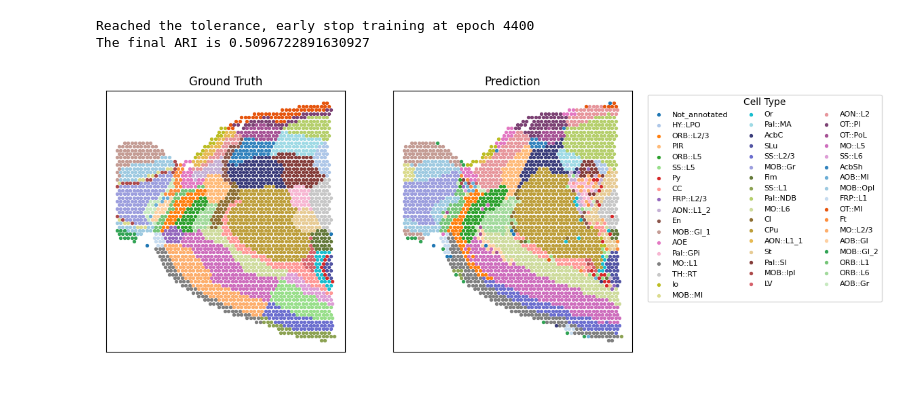
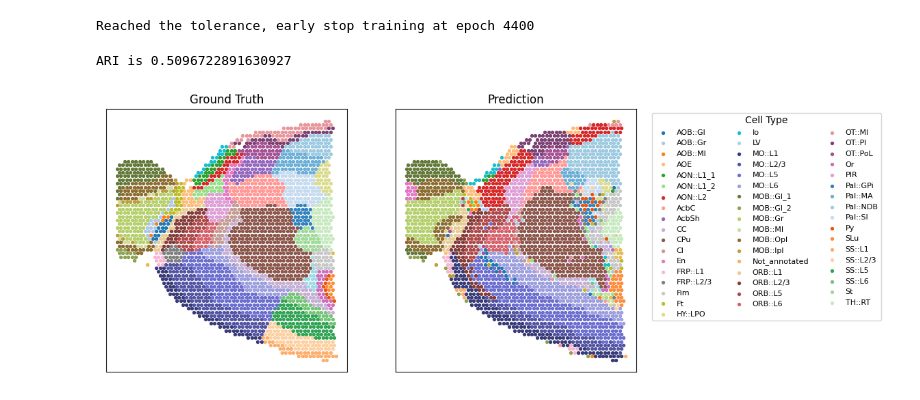
Before and after one commit to AI4Bread/S3RL, a Jupyter notebook: Tutorial-Mouse_Brain_Anterior.ipynb, the cells around one changed output. Saved outputs shown, nothing was run; the diff lists cells and outputs as text; code cells hidden in the pictures.

```diff
--- a/Tutorial-Mouse_Brain_Anterior.ipynb
+++ b/Tutorial-Mouse_Brain_Anterior.ipynb
@@ -19,45 +33,50 @@ edge_index, fea, G, G_neg, gt, adata = load_train_data(id=id,
 # %%
 from Utility.train_w_data import train_
 import yaml
+from sklearn.metrics import adjusted_rand_score
 
+C = len(set(Ann_df[Ann_df['Ground Truth'].notna()]['Ground Truth'].values.tolist()))
 cfg_path = './Best_cfg'
 with open(os.path.join(cfg_path, dataset, dataset+'.yaml'), 'r') as f:
     cfg = yaml.safe_load(f)
 
-ari, label_pred, emb, recon = train_(edge_index, fea, G, G_neg, gt, cfg)
-
-print(f'The final ARI is {ari}')
+adata = train_(adata, C, **cfg)
 # %% [output]
 Reached the tolerance, early stop training at epoch 4400
-The final ARI is 0.5096722891630927
+# %%
+adata.obs['Ground Truth'] = Ann_df.loc[adata.obs_names, 'Ground Truth']
+ground_truth = adata.obs['Ground Truth'].astype('category').cat.codes.values
+print('ARI is', adjusted_rand_score(ground_truth, adata.obs['pred']))
+# %% [output]
+ARI is 0.5096722891630927
 # %%
 import matplotlib
 from Utility.tools import hungarian_match
 import numpy as np
 import matplotlib.pyplot as plt
 
+label_pred = hungarian_match(ground_truth, adata.obs['pred'])
+label_dict = dict(zip(ground_truth, adata.obs['Ground Truth'].values))
+
 fig, axs = plt.subplots(1, 2, figsize=(10, 5))
-
-label_pred = hungarian_match(gt, label_pred)
-label_dict = dict(zip(adata.obsm['label_dict'].values, adata.obs['Ground Truth'].values))
 
 colors = np.vstack([np.array(matplotlib.colormaps['tab20'].colors),
                     np.array(matplotlib.colormaps['tab20b'].colors),
                     np.array(matplotlib.colormaps['tab20c'].colors)])
 
-for j, label in enumerate(np.unique(gt)):
-    axs[0].scatter(adata.obsm['spatial'][gt==label, 0], adata.obsm['spatial'][gt==label, 1], color=colors[j], s=8)
-    axs[1].scatter(adata.obsm['spatial'][label_pred==label, 0], adata.obsm['spatial'][label_pred==label, 1], color=colors[j], s=8, label=label_dict[label])
+for i in set(ground_truth):
+    axs[0].scatter(adata.obsm['spatial'][ground_truth==i, 0], adata.obsm['spatial'][ground_truth==i, 1], color=colors[i], s=8)
+    axs[1].scatter(adata.obsm['spatial'][label_pred==i, 0], adata.obsm['spatial'][label_pred==i, 1], color=colors[i], s=8, label=label_dict[i])
 
 axs[1].legend(bbox_to_anchor=(1.05, 1), loc='upper left', fontsize=8, title='Cell Type', title_fontsize=10, ncol=3)
 axs[0].set_xticks([])
 axs[0].set_yticks([])
 axs[1].set_xticks([])
 axs[1].set_yticks([])
 
 axs[0].set_title('Ground Truth')
 axs[1].set_title('Prediction')
 
 plt.show()
 # %% [output]
-[figure, old version]
+[figure, new version]
```
Also changed, not shown: parts of 2 cells of this notebook, 11 other files.
